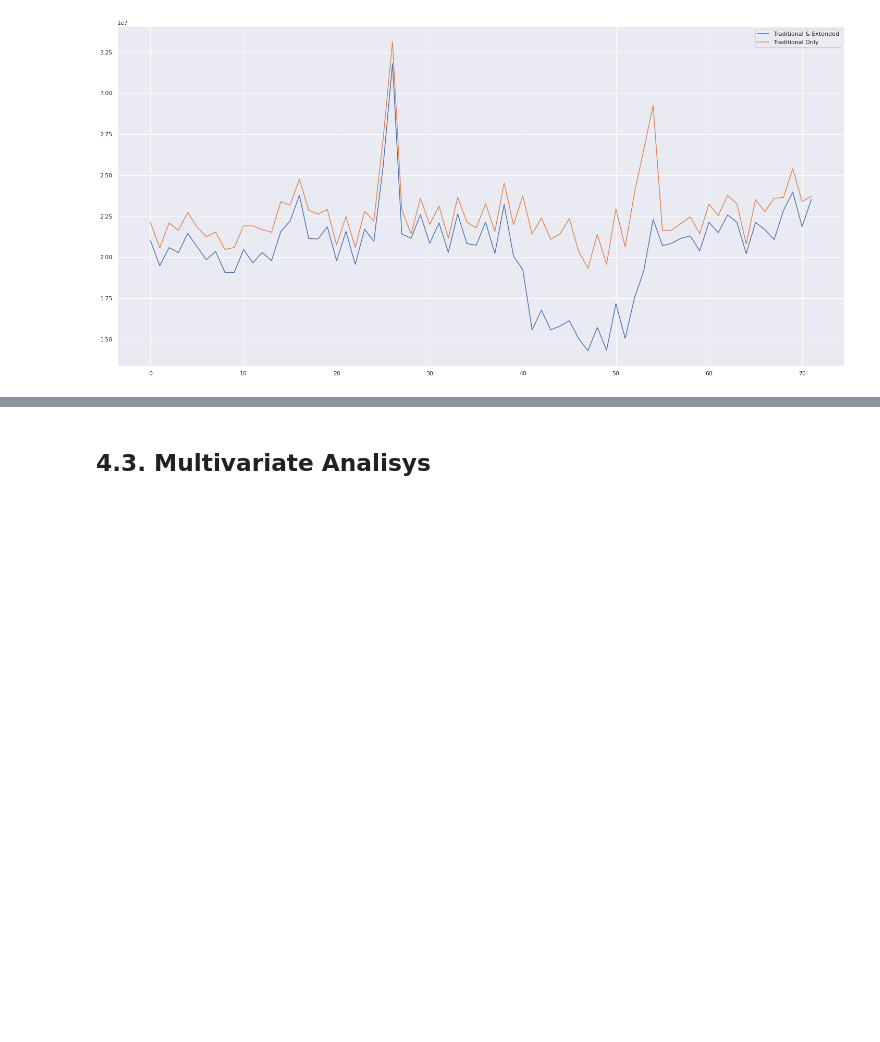
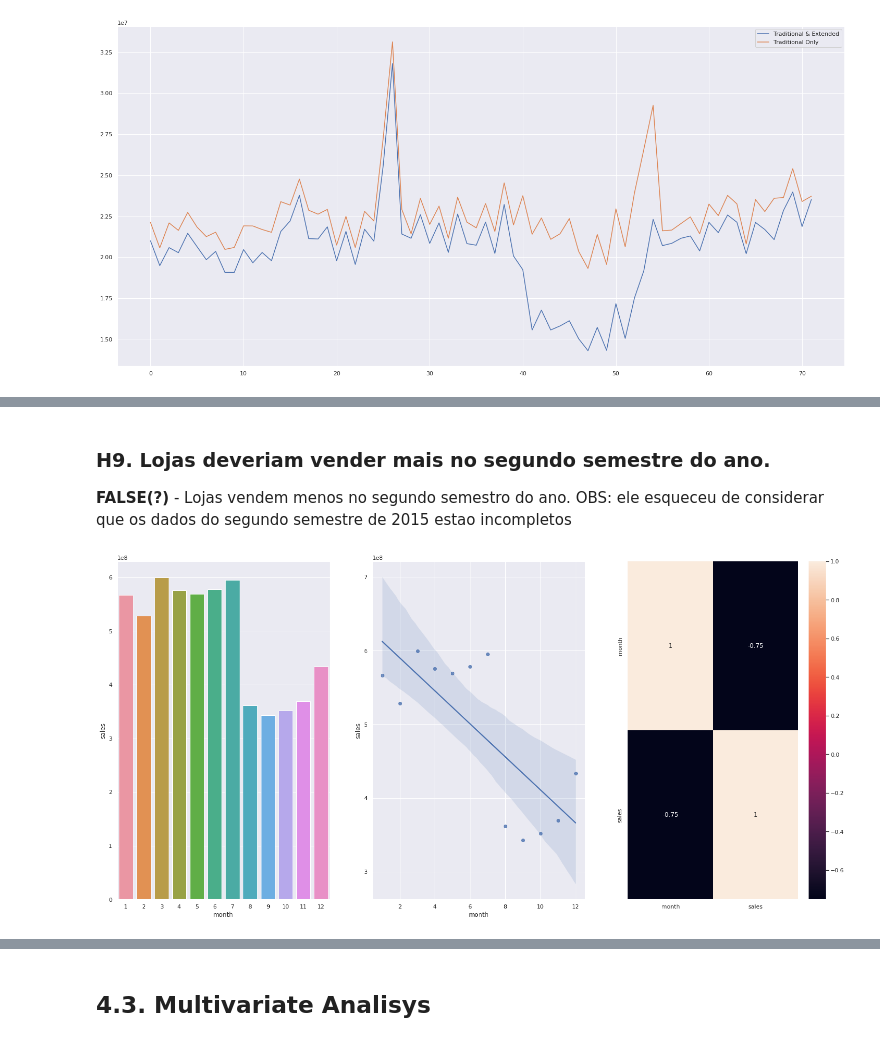
Before and after one commit to felipefvasconcelos/Rossman_Sales_Prediction, a Jupyter notebook: Modulo_04.ipynb, the cells around one changed output, grey strips where cells are left out. Cells and saved outputs as stored; diff of their text form; code cells hidden in the pictures; blank space fills up the shorter version.

```diff
--- a/Modulo_04.ipynb
+++ b/Modulo_04.ipynb
@@ -545,0 +578,16 @@ ax.legend(labels=['Traditional & Extended', 'Traditional Only'])
+# %% [markdown]
+### H9. Lojas deveriam vender mais no segundo semestre do ano.
+**FALSE(?)** - Lojas vendem menos no segundo semestro do ano. OBS: ele esqueceu de considerar que os dados do segundo semestre de 2015 estao incompletos
+# %%
+aux1 = df4[['month', 'sales']].groupby('month').sum().reset_index()
+
+plt.subplot(1, 3, 1)
+sns.barplot(x='month', y='sales', data=aux1);
+
+plt.subplot(1, 3, 2)
+sns.regplot(x='month', y='sales', data=aux1);
+
+plt.subplot(1, 3, 3)
+sns.heatmap(aux1.corr('pearson'), annot=True);
+# %% [output]
+[figure, added]
```
Also changed, not shown: parts of 12 cells of this notebook.
